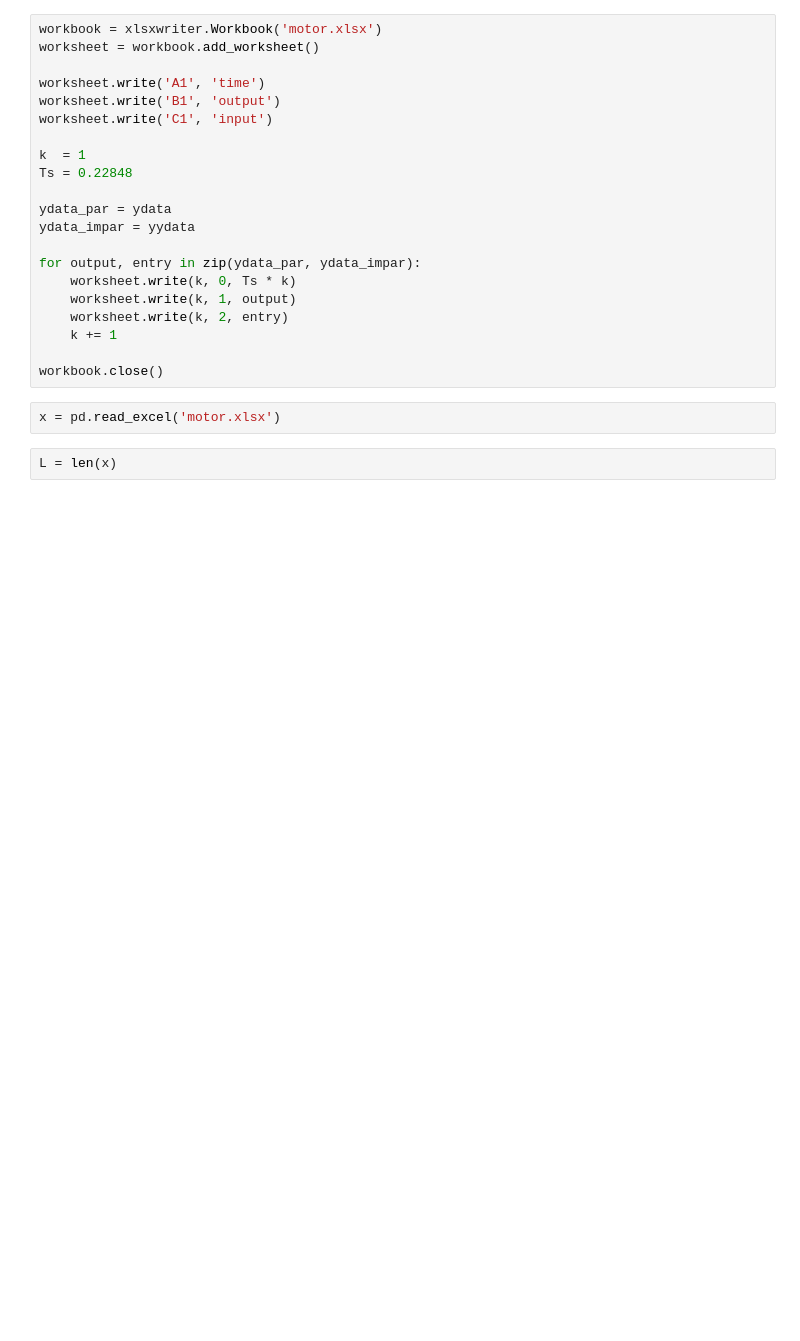
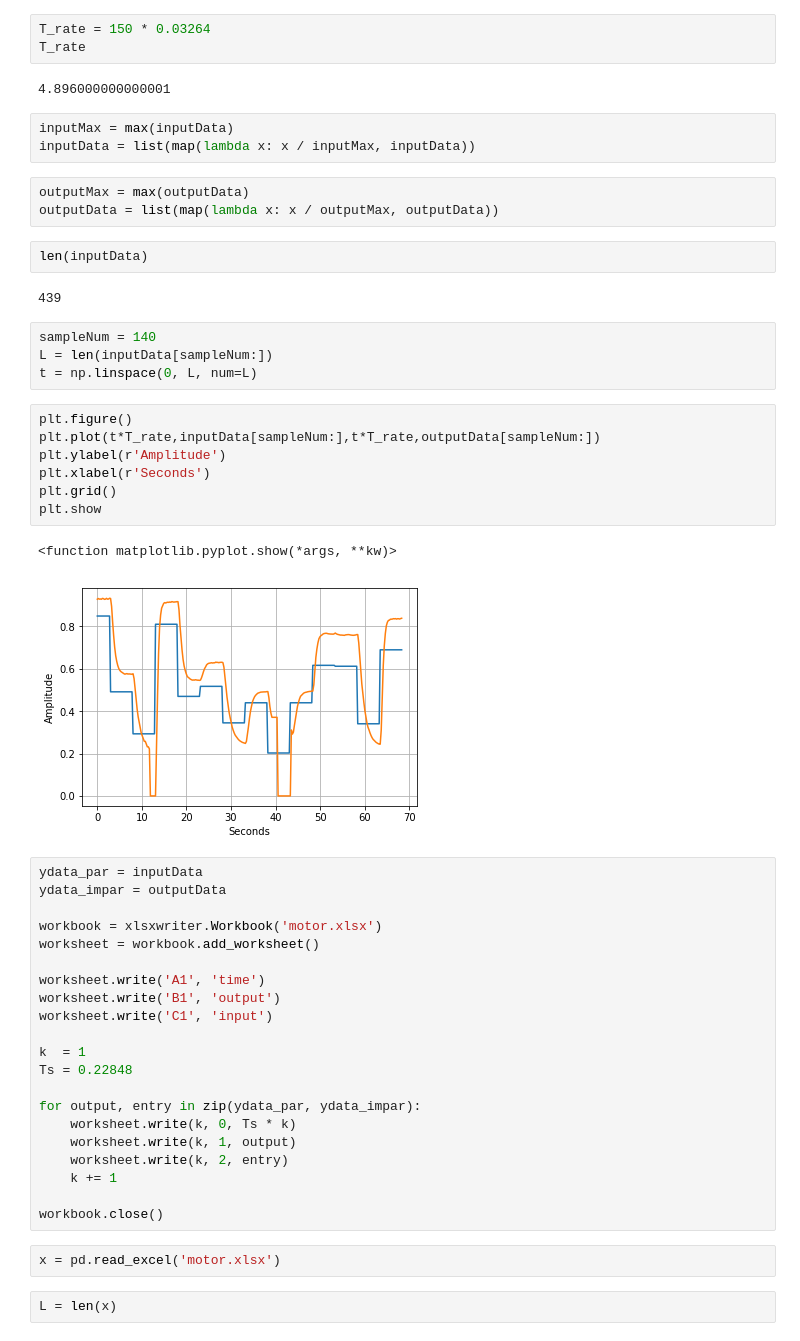
Before and after one commit to nojair/finaltry, a Jupyter notebook: Tesis.ipynb, the cells around one changed output. Saved outputs shown, nothing was run; the diff lists cells and outputs as text; blank space fills up the shorter version.

```diff
--- a/Tesis.ipynb
+++ b/Tesis.ipynb
@@ -43,7 +62,39 @@ while run:
     except: pass
 
 ser.close()
+# %%
+T_rate = 150 * 0.03264
+T_rate
+# %% [output]
+4.896000000000001
+# %%
+inputMax = max(inputData)
+inputData = list(map(lambda x: x / inputMax, inputData))
+# %%
+outputMax = max(outputData)
+outputData = list(map(lambda x: x / outputMax, outputData))
+# %%
+len(inputData)
+# %% [output]
+439
+# %%
+sampleNum = 140
+L = len(inputData[sampleNum:])
+t = np.linspace(0, L, num=L)
+# %%
+plt.figure()
+plt.plot(t*T_rate,inputData[sampleNum:],t*T_rate,outputData[sampleNum:])
+plt.ylabel(r'Amplitude')
+plt.xlabel(r'Seconds')
+plt.grid()
+plt.show
+# %% [output]
+<function matplotlib.pyplot.show(*args, **kw)>
+[figure, added]
 # %%
+ydata_par = inputData
+ydata_impar = outputData
+
 workbook = xlsxwriter.Workbook('motor.xlsx')
 worksheet = workbook.add_worksheet()
 
@@ -54,9 +105,6 @@ worksheet.write('C1', 'input')
 k  = 1
 Ts = 0.22848
 
-ydata_par = ydata
-ydata_impar = yydata
-
 for output, entry in zip(ydata_par, ydata_impar):
     worksheet.write(k, 0, Ts * k)
     worksheet.write(k, 1, output)
```
Also changed, not shown: parts of 3 cells of this notebook, 3 other files.
